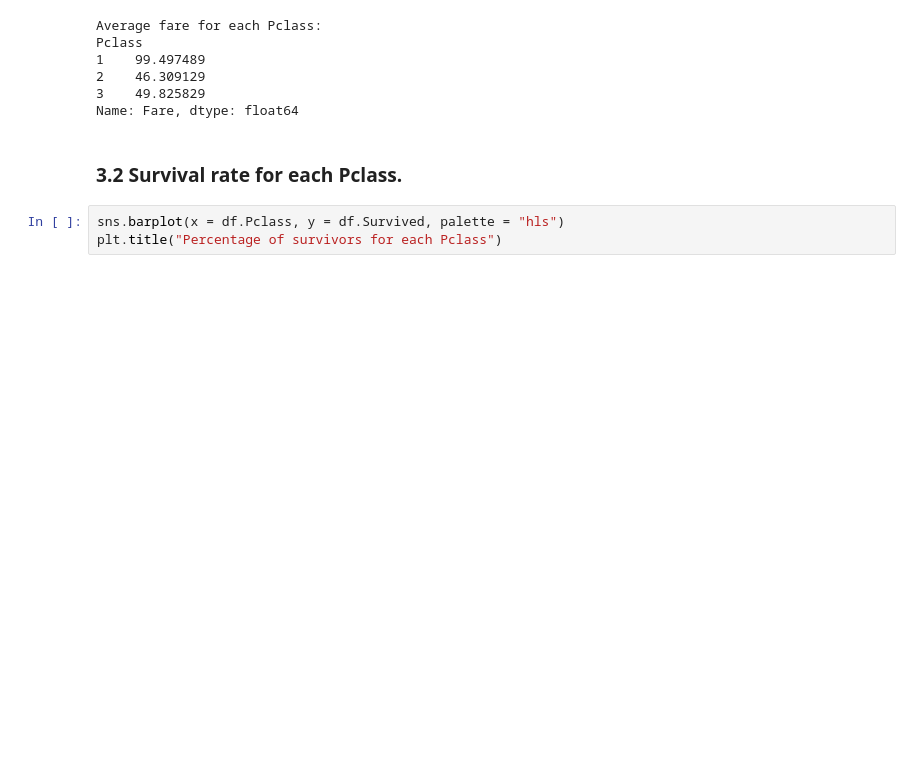
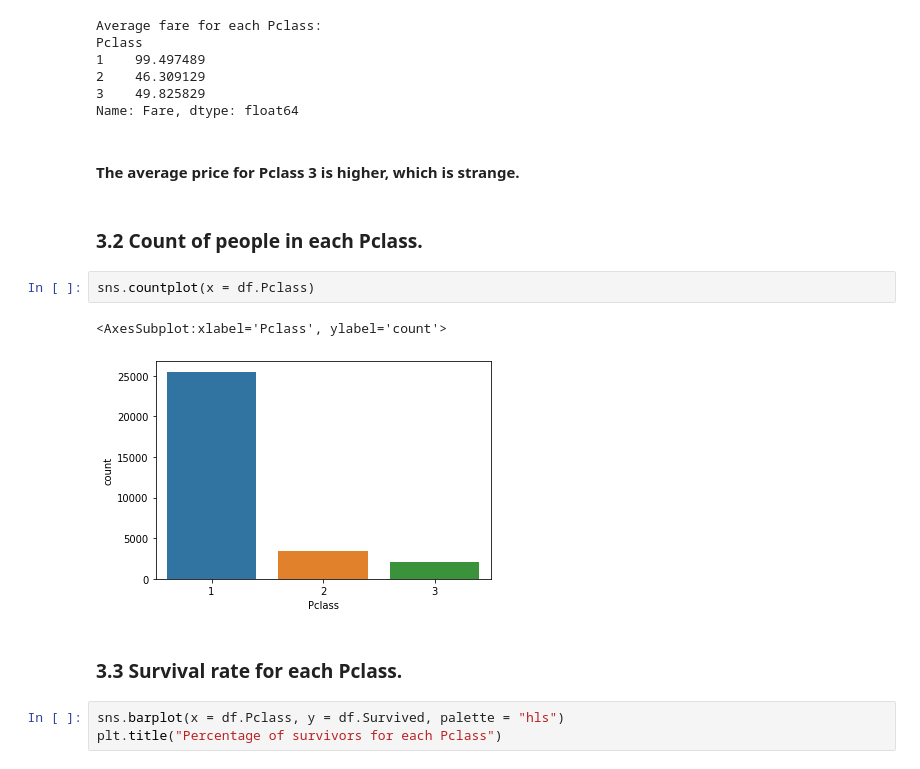
Before and after one commit to AleksandraVS/ML-COURSE-2022, a Jupyter notebook: eda.ipynb, the cells around one changed output. Cells and saved outputs as stored; diff of their text form; blank space fills up the shorter version.

```diff
--- a/eda.ipynb
+++ b/eda.ipynb
@@ -181,8 +251,17 @@ Pclass
 2    46.309129
 3    49.825829
 Name: Fare, dtype: float64
+# %% [markdown]
+#### The average price for Pclass 3 is higher, which is strange.
+# %% [markdown]
+### 3.2  Count of people in each Pclass.
+# %%
+sns.countplot(x = df.Pclass)
+# %% [output]
+<AxesSubplot:xlabel='Pclass', ylabel='count'>
+[figure, added]
 # %% [markdown]
-### 3.2  Survival rate for each Pclass.
+### 3.3  Survival rate for each Pclass.
 # %%
 sns.barplot(x = df.Pclass, y = df.Survived, palette = "hls")
 plt.title("Percentage of survivors for each Pclass")
```
Also changed, not shown: parts of 44 cells of this notebook.
